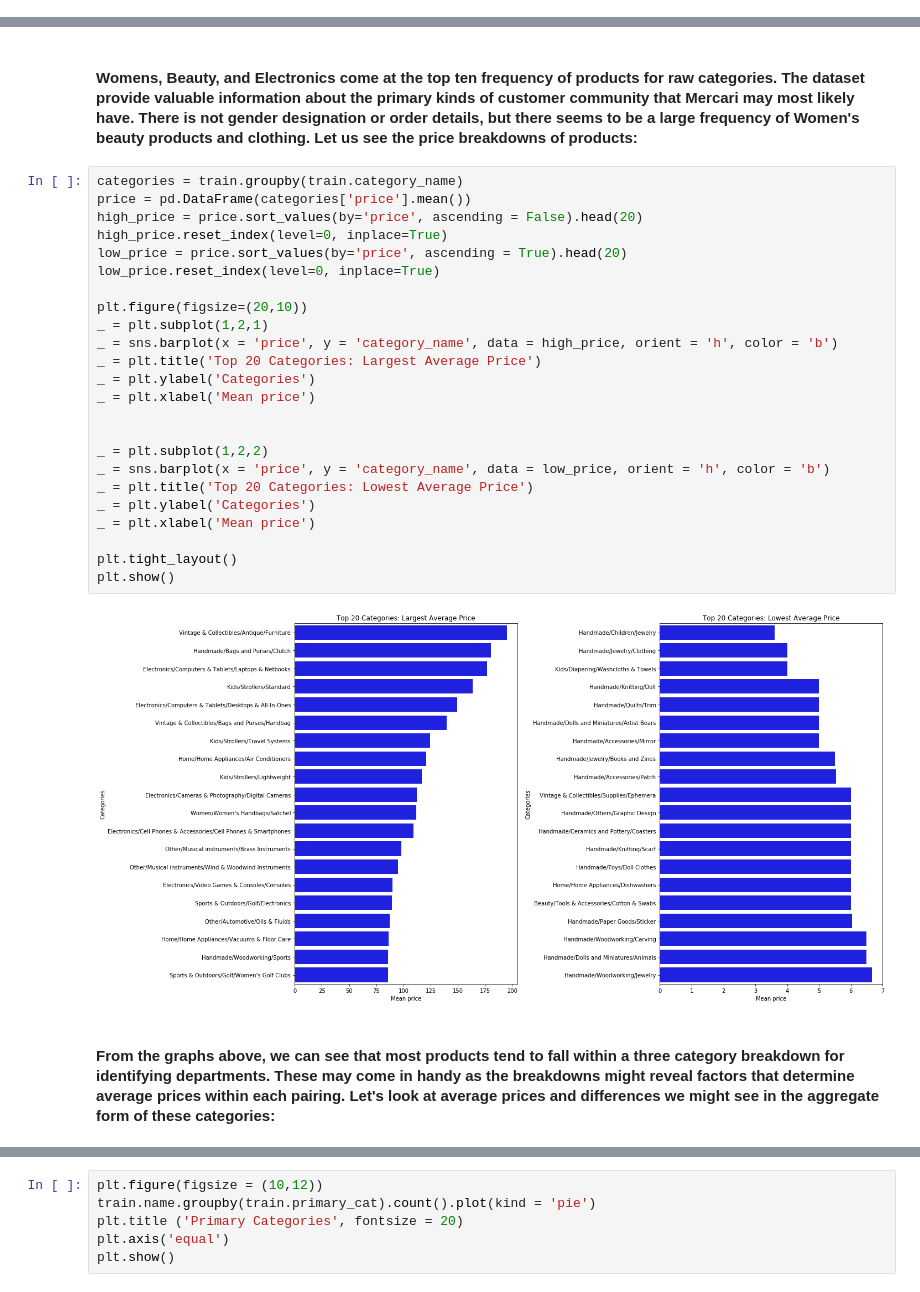
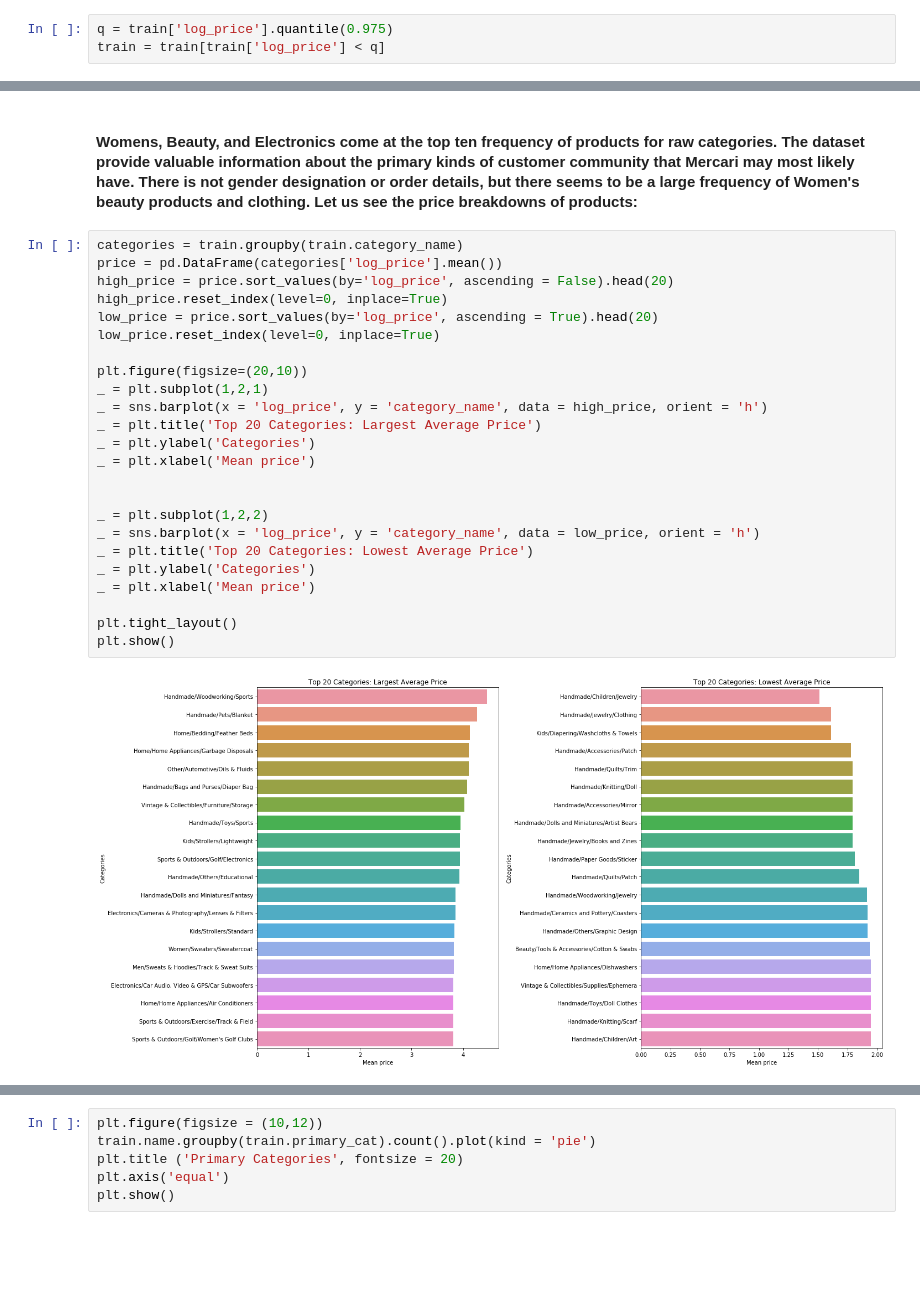
Before and after one commit to kyungjunism/mercari_price_prediction, a Jupyter notebook: Mercari Price Prediction EDA.ipynb, the cells around one changed output, grey strips where cells are left out. Cells and saved outputs as stored; diff of their text form; blank space fills up the shorter version.

```diff
--- a/Mercari Price Prediction EDA.ipynb
+++ b/Mercari Price Prediction EDA.ipynb
@@ -189,0 +169,3 @@ Name: price, dtype: float64
+# %%
+q = train['log_price'].quantile(0.975)
+train = train[train['log_price'] < q]
@@ -299,29 +321,27 @@ Name: category_name, dtype: int64
 #### Womens, Beauty, and Electronics come at the top ten frequency of products for raw categories. The dataset provide valuable information about the primary kinds of customer community that Mercari may most likely have. There is not gender designation or order details, but there seems to be a large frequency of Women's beauty products and clothing. Let us see the price breakdowns of products:
 # %%
 categories = train.groupby(train.category_name)
-price = pd.DataFrame(categories['price'].mean())
-high_price = price.sort_values(by='price', ascending = False).head(20)
+price = pd.DataFrame(categories['log_price'].mean())
+high_price = price.sort_values(by='log_price', ascending = False).head(20)
 high_price.reset_index(level=0, inplace=True)
-low_price = price.sort_values(by='price', ascending = True).head(20)
+low_price = price.sort_values(by='log_price', ascending = True).head(20)
 low_price.reset_index(level=0, inplace=True)
 
 plt.figure(figsize=(20,10))
 _ = plt.subplot(1,2,1)
-_ = sns.barplot(x = 'price', y = 'category_name', data = high_price, orient = 'h', color = 'b')
+_ = sns.barplot(x = 'log_price', y = 'category_name', data = high_price, orient = 'h')
 _ = plt.title('Top 20 Categories: Largest Average Price')
 _ = plt.ylabel('Categories')
 _ = plt.xlabel('Mean price')
 
 
 _ = plt.subplot(1,2,2)
-_ = sns.barplot(x = 'price', y = 'category_name', data = low_price, orient = 'h', color = 'b')
+_ = sns.barplot(x = 'log_price', y = 'category_name', data = low_price, orient = 'h')
 _ = plt.title('Top 20 Categories: Lowest Average Price')
 _ = plt.ylabel('Categories')
 _ = plt.xlabel('Mean price')
 
 plt.tight_layout()
 plt.show()
 # %% [output]
-[figure, old version]
+[figure, new version]
-# %% [markdown]
-#### From the graphs above, we can see that most products tend to fall within a three category breakdown for identifying departments. These may come in handy as the breakdowns might reveal factors that determine average prices within each pairing. Let's look at average prices and differences we might see in the aggregate form of these categories:
```
Also changed, not shown: parts of 60 cells of this notebook.
